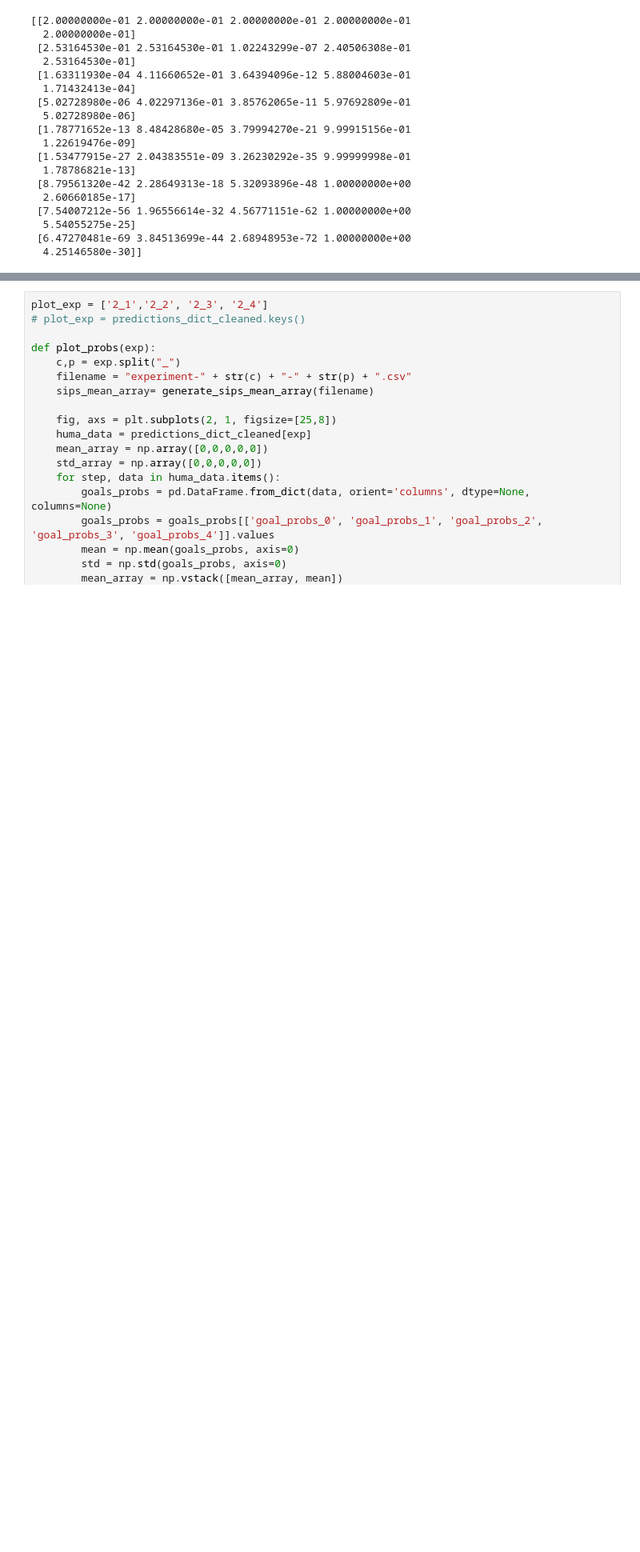
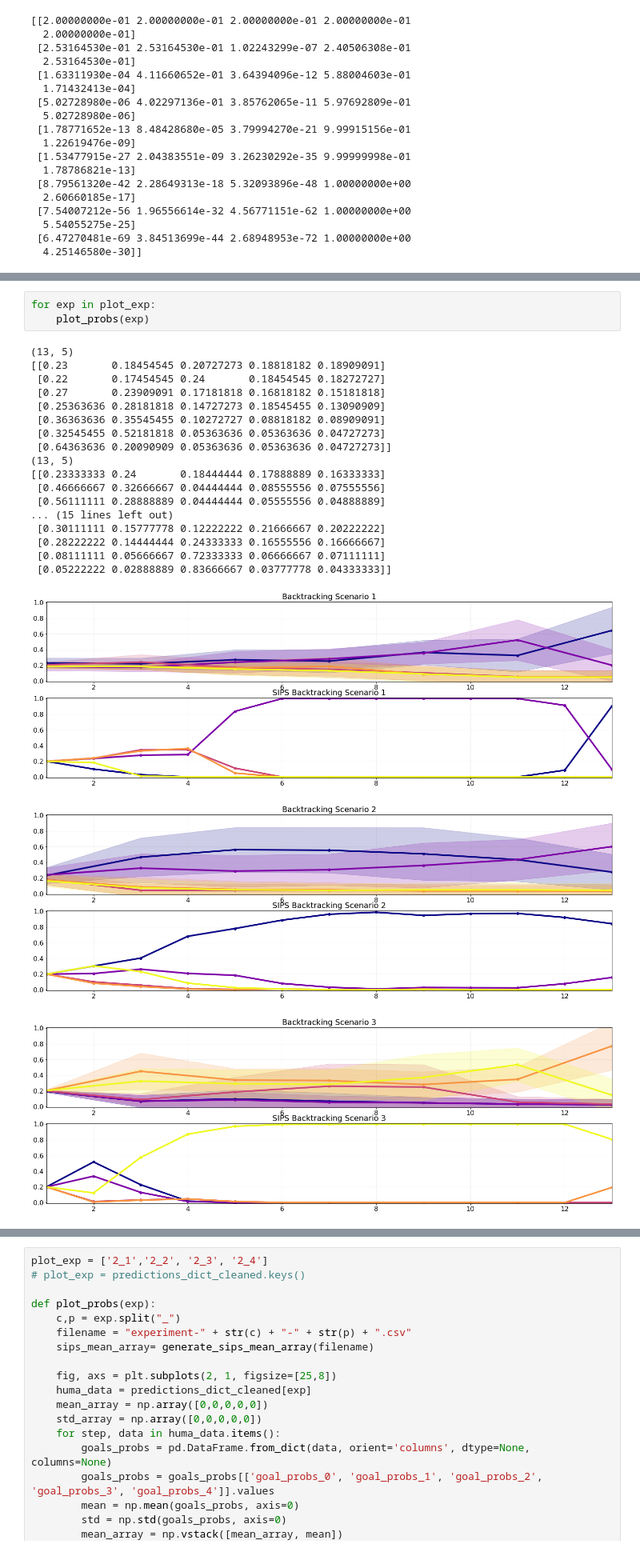
Before and after one commit to gzlin7/block-words-web, a Jupyter notebook: Mturks_results/result_analysis.ipynb, the cells around one changed output, grey strips where cells are left out. Shown at 80% size. Saved outputs shown, nothing was run; the diff lists cells and outputs as text; blank space fills up the shorter version.

```diff
--- a/Mturks_results/result_analysis.ipynb
+++ b/Mturks_results/result_analysis.ipynb
@@ -340,0 +383,24 @@ print(sips_mean_array)
+# %%
+for exp in plot_exp:
+    plot_probs(exp)
+# %% [output]
+(13, 5)
+[[0.23       0.18454545 0.20727273 0.18818182 0.18909091]
+ [0.22       0.17454545 0.24       0.18454545 0.18272727]
+ [0.27       0.23909091 0.17181818 0.16818182 0.15181818]
+ [0.25363636 0.28181818 0.14727273 0.18545455 0.13090909]
+ [0.36363636 0.35545455 0.10272727 0.08818182 0.08909091]
+ [0.32545455 0.52181818 0.05363636 0.05363636 0.04727273]
+ [0.64363636 0.20090909 0.05363636 0.05363636 0.04727273]]
+(13, 5)
+[[0.23333333 0.24       0.18444444 0.17888889 0.16333333]
+ [0.46666667 0.32666667 0.04444444 0.08555556 0.07555556]
+ [0.56111111 0.28888889 0.04444444 0.05555556 0.04888889]
+... (15 lines left out)
+ [0.30111111 0.15777778 0.12222222 0.21666667 0.20222222]
+ [0.28222222 0.14444444 0.24333333 0.16555556 0.16666667]
+ [0.08111111 0.05666667 0.72333333 0.06666667 0.07111111]
+ [0.05222222 0.02888889 0.83666667 0.03777778 0.04333333]]
+[figure, added]
+[figure, added]
+[figure, added]
```
Also changed, not shown: parts of 3 cells of this notebook, 14 other files.
